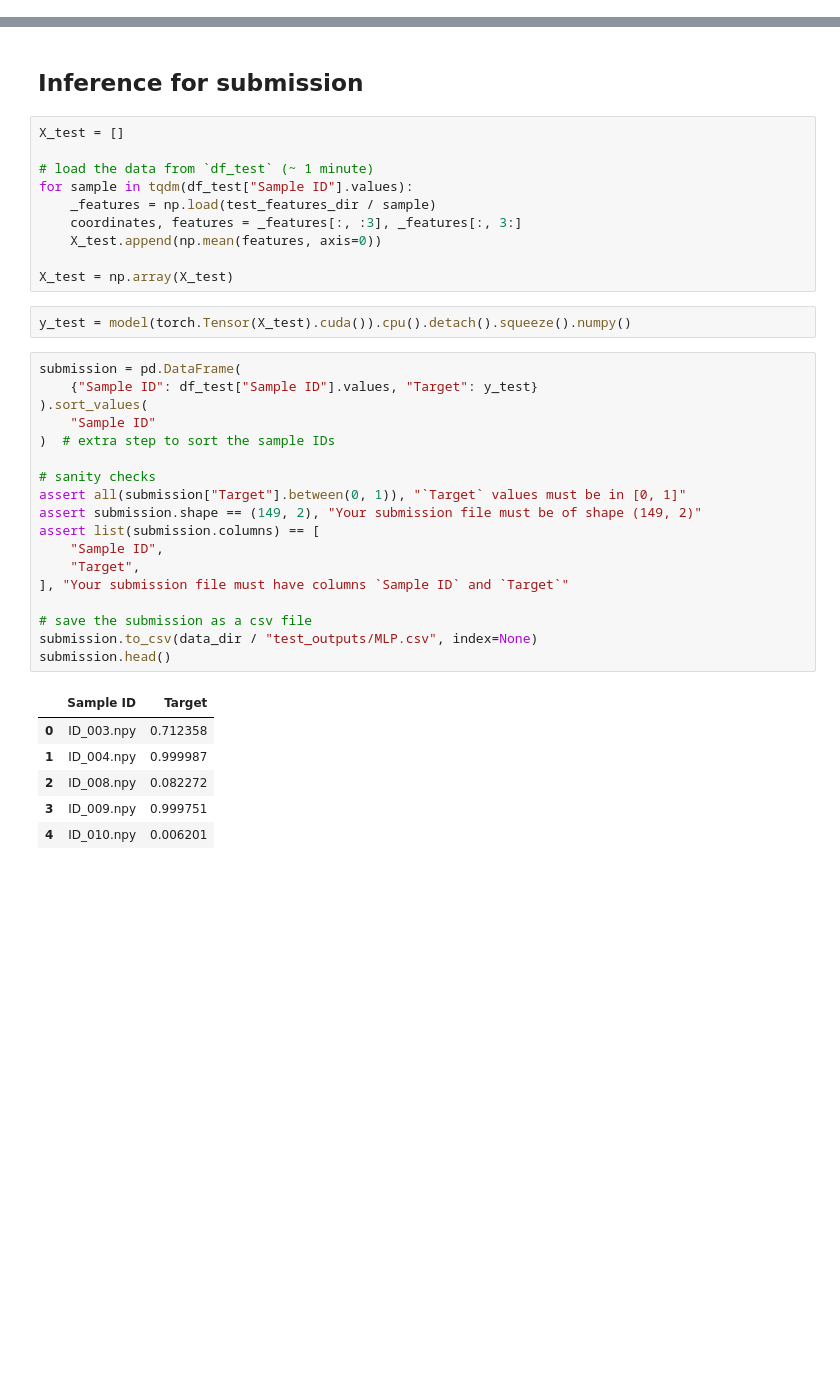
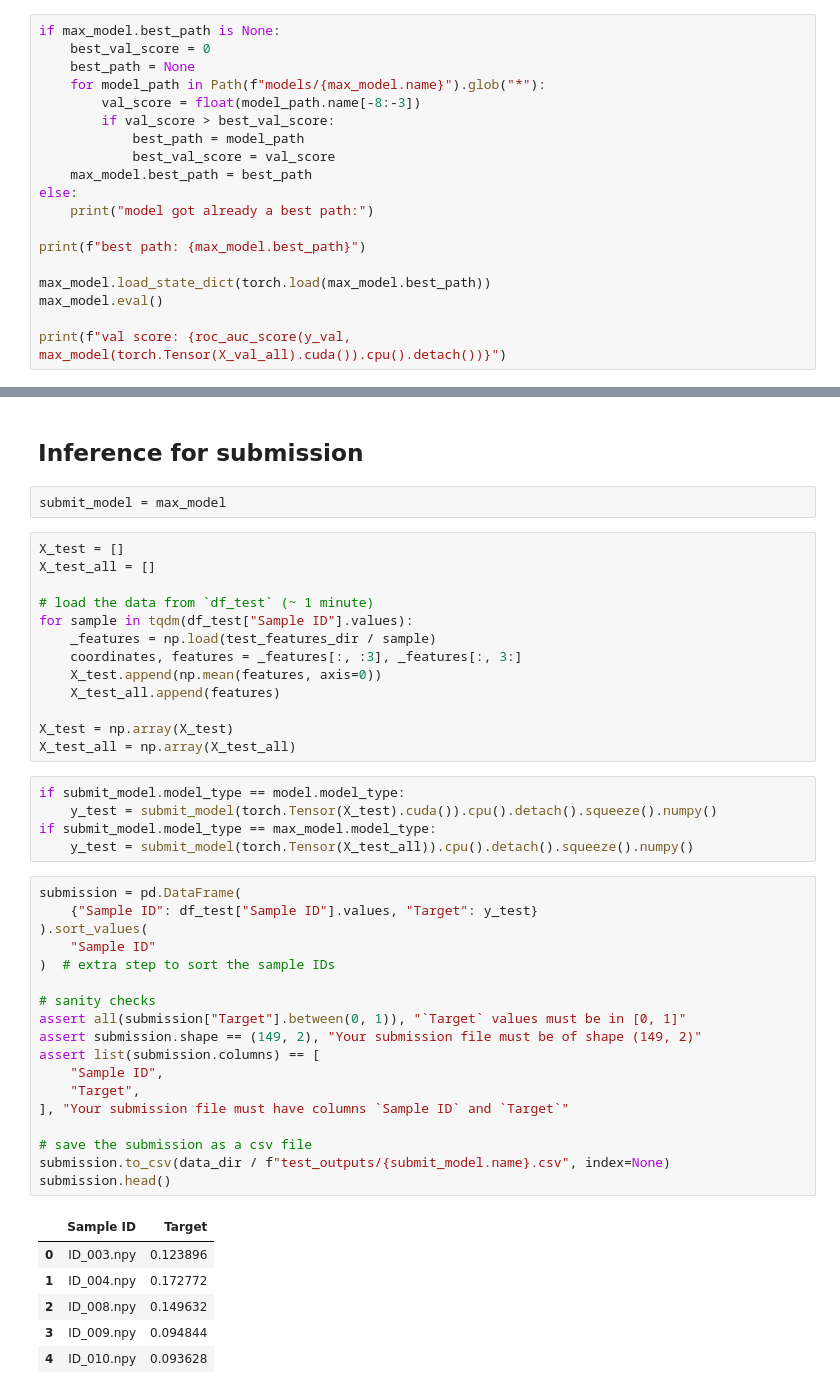
Before and after one commit to StanislasDOZIAS/OWKIN_challenge, a Jupyter notebook: MLP.ipynb, the cells around one changed output, grey strips where cells are left out. Saved outputs shown, nothing was run; the diff lists cells and outputs as text; blank space fills up the shorter version.

Commit message:
add MaxModel + SmoothMaxModel + RocLoss

```diff
--- a/MLP.ipynb
+++ b/MLP.ipynb
@@ -274,0 +360,19 @@ Synced 4 W&B file(s), 0 media file(s), 0 artifact file(s) and 0 other file(s)
+# %%
+if max_model.best_path is None:
+    best_val_score = 0
+    best_path = None
+    for model_path in Path(f"models/{max_model.name}").glob("*"):
+        val_score = float(model_path.name[-8:-3])
+        if val_score > best_val_score:
+            best_path = model_path
+            best_val_score = val_score
+    max_model.best_path = best_path
+else:
+    print("model got already a best path:")
+
+print(f"best path: {max_model.best_path}")
+
+max_model.load_state_dict(torch.load(max_model.best_path))
+max_model.eval()
+
+print(f"val score: {roc_auc_score(y_val, max_model(torch.Tensor(X_val_all).cuda()).cpu().detach())}")
@@ -275,39 +496,47 @@ Synced 4 W&B file(s), 0 media file(s), 0 artifact file(s) and 0 other file(s)
 # %% [markdown]
 ## Inference for submission
+# %%
+submit_model = max_model
 # %%
 X_test = []
+X_test_all = []
 
 # load the data from `df_test` (~ 1 minute)
 for sample in tqdm(df_test["Sample ID"].values):
     _features = np.load(test_features_dir / sample)
     coordinates, features = _features[:, :3], _features[:, 3:]
     X_test.append(np.mean(features, axis=0))
+    X_test_all.append(features)
 
 X_test = np.array(X_test)
+X_test_all = np.array(X_test_all)
 # %%
-y_test = model(torch.Tensor(X_test).cuda()).cpu().detach().squeeze().numpy()
+if submit_model.model_type == model.model_type:
+    y_test = submit_model(torch.Tensor(X_test).cuda()).cpu().detach().squeeze().numpy()
+if submit_model.model_type == max_model.model_type:
+    y_test = submit_model(torch.Tensor(X_test_all)).cpu().detach().squeeze().numpy()
 # %%
 submission = pd.DataFrame(
     {"Sample ID": df_test["Sample ID"].values, "Target": y_test}
 ).sort_values(
     "Sample ID"
 )  # extra step to sort the sample IDs
 
 # sanity checks
 assert all(submission["Target"].between(0, 1)), "`Target` values must be in [0, 1]"
 assert submission.shape == (149, 2), "Your submission file must be of shape (149, 2)"
 assert list(submission.columns) == [
     "Sample ID",
     "Target",
 ], "Your submission file must have columns `Sample ID` and `Target`"
 
 # save the submission as a csv file
-submission.to_csv(data_dir / "test_outputs/MLP.csv", index=None)
+submission.to_csv(data_dir / f"test_outputs/{submit_model.name}.csv", index=None)
 submission.head()
 # %% [output]
 |  | Sample ID | Target |
-| 0 | ID_003.npy | 0.712358 |
-| 1 | ID_004.npy | 0.999987 |
-| 2 | ID_008.npy | 0.082272 |
-| 3 | ID_009.npy | 0.999751 |
-| 4 | ID_010.npy | 0.006201 |
+| 0 | ID_003.npy | 0.123896 |
+| 1 | ID_004.npy | 0.172772 |
+| 2 | ID_008.npy | 0.149632 |
+| 3 | ID_009.npy | 0.094844 |
+| 4 | ID_010.npy | 0.093628 |
```
Also changed, not shown: parts of 36 cells of this notebook, 5 other files.
